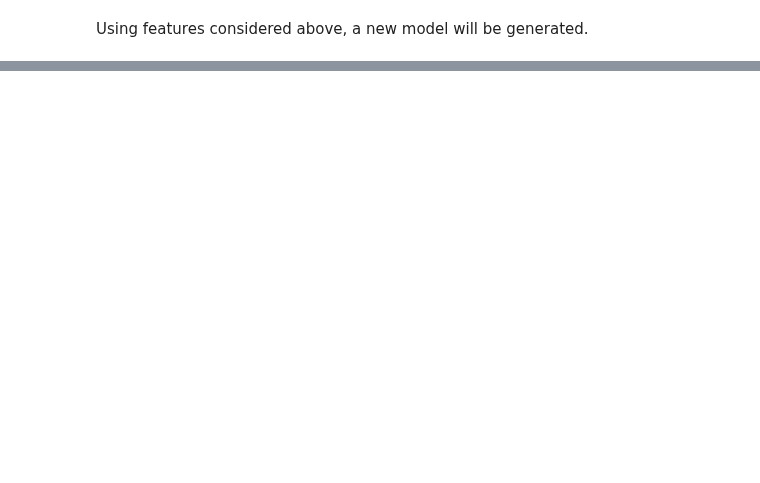
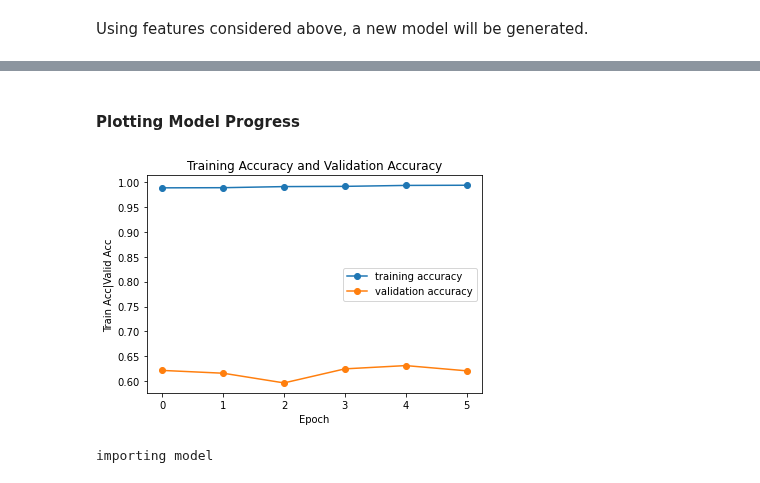
Before and after one commit to Windblown-Marionette/fingerspelling-text, a Jupyter notebook: Fingerspelling-CNN-3-Exploring-Model-Improvements-and-Training-Models.ipynb, the cells around one changed output, grey strips where cells are left out. Drawn from its saved outputs; the diff is of its cells as text; code cells hidden in the pictures; blank space fills up the shorter version.

```diff
--- a/Fingerspelling-CNN-3-Exploring-Model-Improvements-and-Training-Models.ipynb
+++ b/Fingerspelling-CNN-3-Exploring-Model-Improvements-and-Training-Models.ipynb
@@ -1175,0 +1226,4 @@ Using features considered above, a new model will be generated.
+# %%
+experienced_model = MobileNetV2(weights='imagenet', include_top=False, input_shape = (160,160,3))
+#input shape minimum is 32x32
+#this warning is all bark and no bite
@@ -1175,0 +1297,4 @@ Using features considered above, a new model will be generated.
+# %%
+model.compile(loss = 'categorical_crossentropy', #loss function
+                  optimizer = 'Adamax',
+                  metrics = ['categorical_accuracy']) #value to maximize
@@ -1175,0 +1307,7 @@ Using features considered above, a new model will be generated.
+# %%
+step_size_train = train_data.n//train_data.batch_size + 1
+
+# 'train_data.n' = 60,900 images
+# 'train_generator.batch_size' = 80 images per batch
+# 'step_size_train' = 762  (!needs to be int)
+step_size_train
@@ -1175,0 +1316,2 @@ Using features considered above, a new model will be generated.
+# %%
+model.fit_generator(train_data, validation_data = validation_data, steps_per_epoch = step_size_train, epochs = 4, verbose = 1)
@@ -1175,0 +1328,14 @@ Using features considered above, a new model will be generated.
+# %% [markdown]
+#### Plotting Model Progress
+# %%
+plt.figure()
+plt.plot(model.history.history['categorical_accuracy'], marker='o', label='training accuracy')
+plt.plot(model.history.history['val_categorical_accuracy'], marker='o', label='validation accuracy')
+plt.title('Training Accuracy and Validation Accuracy')
+plt.legend(loc='best')
+plt.xlabel('Epoch')
+plt.xticks(ticks = range(0,6))
+plt.ylabel('Train Acc|Valid Acc')
+plt.show()
+# %% [output]
+[figure, added]
@@ -1175,0 +1372,7 @@ Using features considered above, a new model will be generated.
+# %%
+
+## importing trained model
+print('importing model')
+model = load_model("model_5") #  loads a model from this folder
+# %% [output]
+importing model
```
Also changed, not shown: parts of 30 cells of this notebook, 3 other files.
